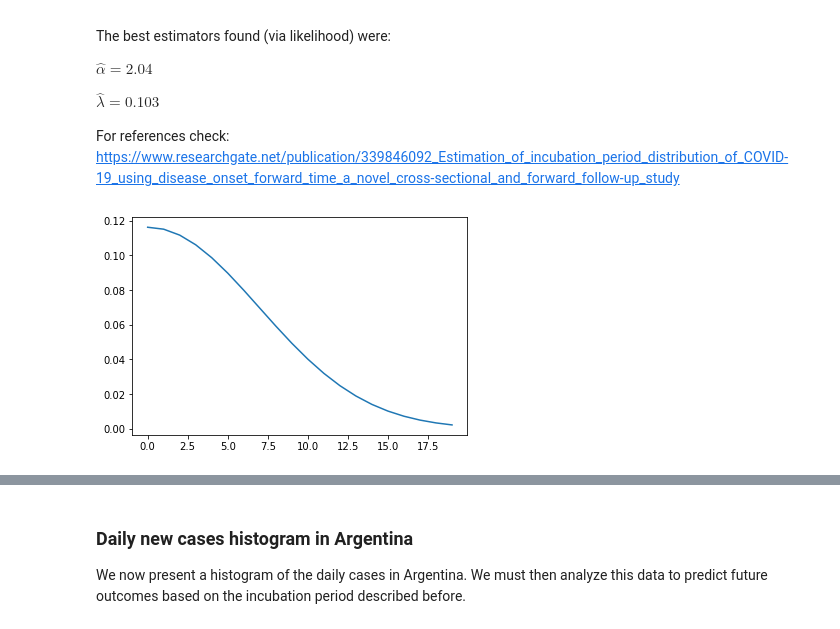
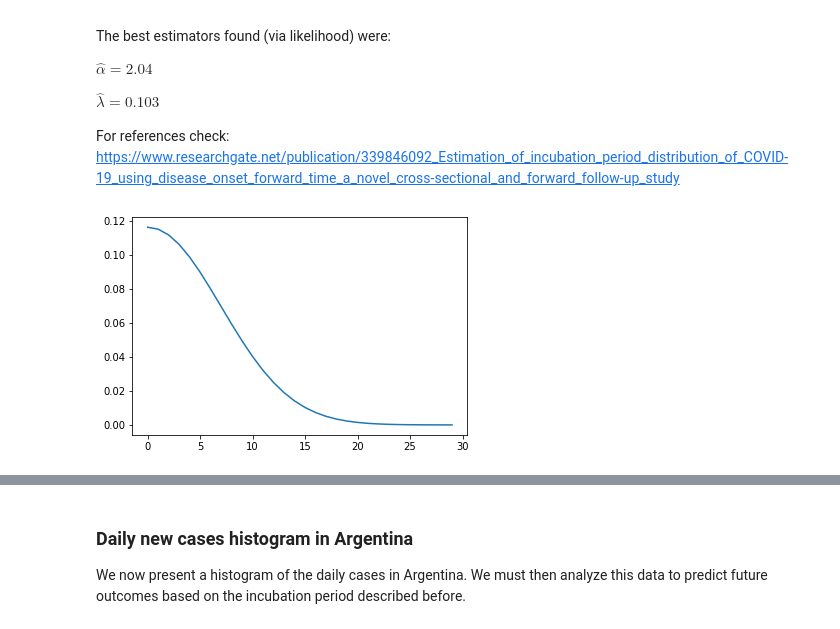
Before and after one commit to fiskker/argentina-covid-19, a Jupyter notebook: Argentina COVID-19 Stats.ipynb, the cells around one changed output, grey strips where cells are left out. Cells and saved outputs as stored; diff of their text form; code cells hidden in the pictures.

```diff
--- a/Argentina COVID-19 Stats.ipynb
+++ b/Argentina COVID-19 Stats.ipynb
@@ -174,16 +174,16 @@ For references check: https://www.researchgate.net/publication/339846092_Estimat
 # %%
 import math
 
 alpha_hat = 2.04
 lambda_hat = 0.103
 
 def g(v):
     a = -math.pow(v*lambda_hat, alpha_hat)
     b = math.gamma(1 / alpha_hat)
     return alpha_hat * lambda_hat * (math.exp(a)/ b)
 
 
-X = np.arange(0, 20)
+X = np.arange(0, 30)
 plt.plot(X, [g(x) for x in X]);
 # %% [output]
-[figure, old version]
+[figure, new version]
```
Also changed, not shown: parts of 5 cells of this notebook.
